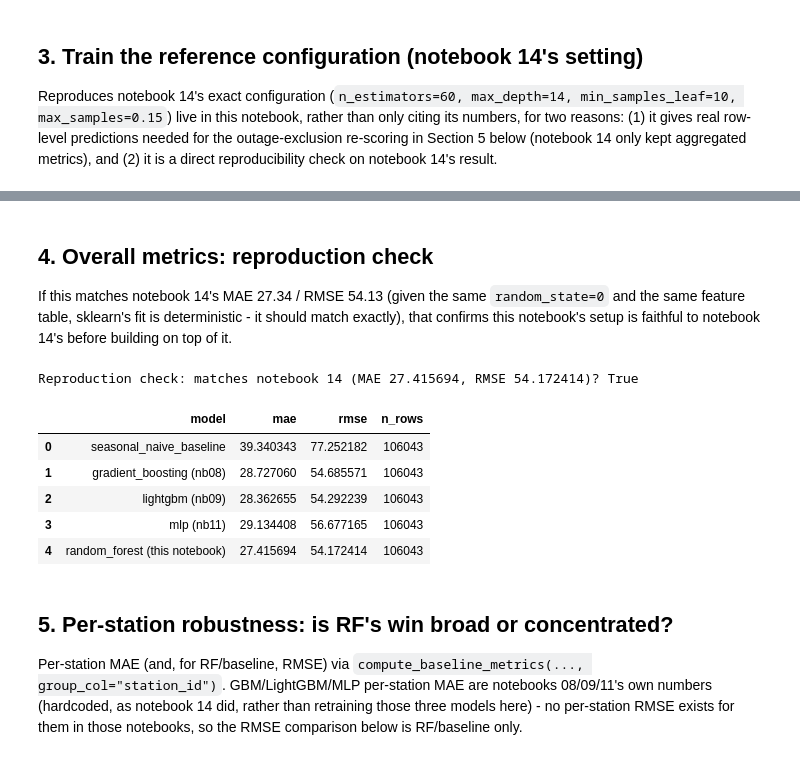
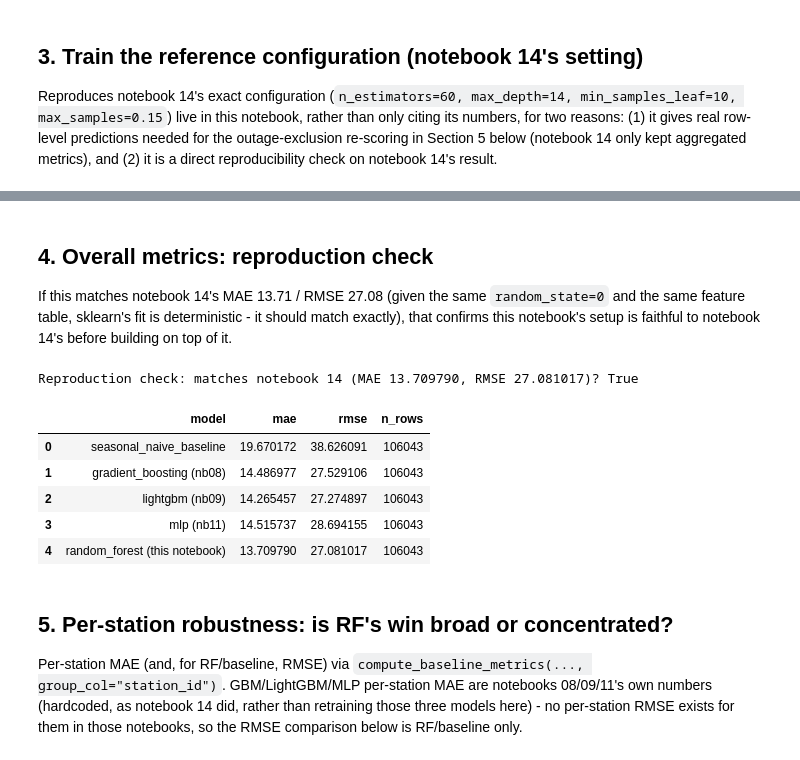
Before and after one commit to flo-fox/muenster-bike-traffic-forecast, a Jupyter notebook: notebooks/16_random_forest_production_readiness.ipynb, the cells around one changed output, grey strips where cells are left out. Drawn from its saved outputs; the diff is of its cells as text; code cells hidden in the pictures.

```diff
--- a/notebooks/16_random_forest_production_readiness.ipynb
+++ b/notebooks/16_random_forest_production_readiness.ipynb
@@ -219,49 +219,52 @@ Reference RF fit on 2,157,844 rows in 89.1s.
 # %% [markdown]
 ## 4. Overall metrics: reproduction check
 
-If this matches notebook 14's MAE 27.34 / RMSE 54.13 (given the same
+If this matches notebook 14's MAE 13.71 / RMSE 27.08 (given the same
 `random_state=0` and the same feature table, sklearn's fit is
 deterministic - it should match exactly), that confirms this notebook's
 setup is faithful to notebook 14's before building on top of it.
 # %%
 baseline_overall = compute_baseline_metrics(
     test_df, prediction_col="baseline_prediction", target_col="target_total_count"
 )
 rf_overall = compute_baseline_metrics(
     test_df, prediction_col="rf_prediction", target_col="target_total_count"
 )
 
 # Reference numbers from notebooks 08/09/11 (same holdout, same feature
 # set) - hardcoded, not retrained, to keep this notebook focused on RF.
-GBM_REFERENCE_OVERALL_MAE = 28.727060
-GBM_REFERENCE_OVERALL_RMSE = 54.685571
-LGBM_REFERENCE_OVERALL_MAE = 28.362655
-LGBM_REFERENCE_OVERALL_RMSE = 54.292239
-MLP_REFERENCE_OVERALL_MAE = 29.134408
-MLP_REFERENCE_OVERALL_RMSE = 56.677165
+GBM_REFERENCE_OVERALL_MAE = 14.486977
+GBM_REFERENCE_OVERALL_RMSE = 27.529106
+LGBM_REFERENCE_OVERALL_MAE = 14.265457
+LGBM_REFERENCE_OVERALL_RMSE = 27.274897
+MLP_REFERENCE_OVERALL_MAE = 14.515737
+MLP_REFERENCE_OVERALL_RMSE = 28.694155
 
 comparison = pd.DataFrame(
     [
         {"model": "seasonal_naive_baseline", **baseline_overall.iloc[0].to_dict()},
         {"model": "gradient_boosting (nb08)", "group": "overall", "mae": GBM_REFERENCE_OVERALL_MAE, "rmse": GBM_REFERENCE_OVERALL_RMSE, "n_rows": 106043},
         {"model": "lightgbm (nb09)", "group": "overall", "mae": LGBM_REFERENCE_OVERALL_MAE, "rmse": LGBM_REFERENCE_OVERALL_RMSE, "n_rows": 106043},
         {"model": "mlp (nb11)", "group": "overall", "mae": MLP_REFERENCE_OVERALL_MAE, "rmse": MLP_REFERENCE_OVERALL_RMSE, "n_rows": 106043},
         {"model": "random_forest (this notebook)", **rf_overall.iloc[0].to_dict()},
     ]
 )[["model", "mae", "rmse", "n_rows"]]
+matches_notebook_14 = np.isclose(
+    rf_overall["mae"].iloc[0], 13.709790
+) and np.isclose(rf_overall["rmse"].iloc[0], 27.081017)
 print(
-    "Reproduction check: matches notebook 14 (MAE 27.415694, RMSE 54.172414)? "
-    f"{np.isclose(rf_overall['mae'].iloc[0], 27.415694) and np.isclose(rf_overall['rmse'].iloc[0], 54.172414)}"
+    "Reproduction check: matches notebook 14 (MAE 13.709790, RMSE 27.081017)? "
+    f"{matches_notebook_14}"
 )
 comparison
 # %% [output]
-Reproduction check: matches notebook 14 (MAE 27.415694, RMSE 54.172414)? True
+Reproduction check: matches notebook 14 (MAE 13.709790, RMSE 27.081017)? True
 |  | model | mae | rmse | n_rows |
-| 0 | seasonal_naive_baseline | 39.340343 | 77.252182 | 106043 |
-| 1 | gradient_boosting (nb08) | 28.727060 | 54.685571 | 106043 |
-| 2 | lightgbm (nb09) | 28.362655 | 54.292239 | 106043 |
-| 3 | mlp (nb11) | 29.134408 | 56.677165 | 106043 |
-| 4 | random_forest (this notebook) | 27.415694 | 54.172414 | 106043 |
+| 0 | seasonal_naive_baseline | 19.670172 | 38.626091 | 106043 |
+| 1 | gradient_boosting (nb08) | 14.486977 | 27.529106 | 106043 |
+| 2 | lightgbm (nb09) | 14.265457 | 27.274897 | 106043 |
+| 3 | mlp (nb11) | 14.515737 | 28.694155 | 106043 |
+| 4 | random_forest (this notebook) | 13.709790 | 27.081017 | 106043 |
 # %% [markdown]
 ## 5. Per-station robustness: is RF's win broad or concentrated?
 
```
Also changed, not shown: parts of 12 cells of this notebook, 12 other files.
